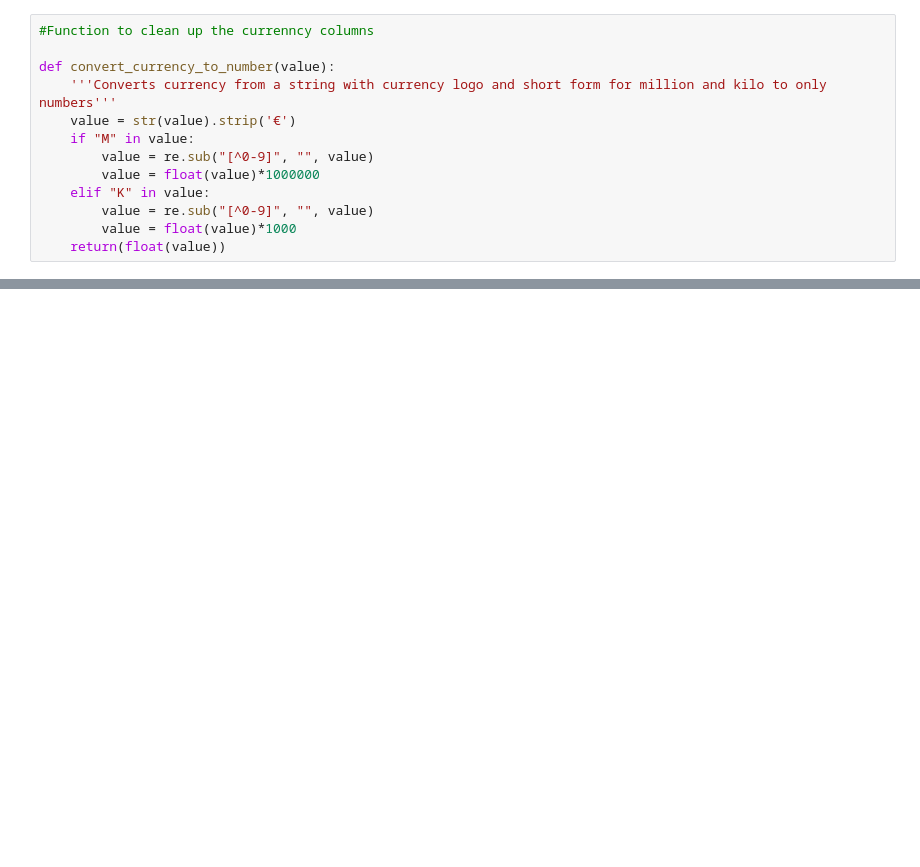
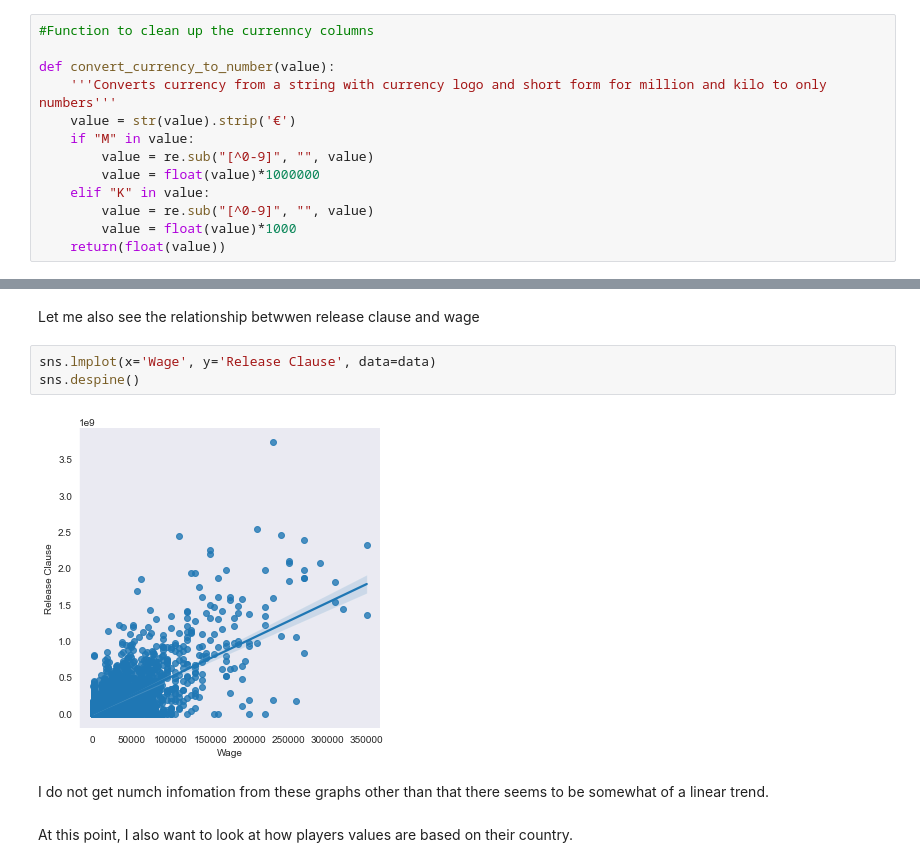
Before and after one commit to ubco-W2022T1-cosc301/project-group28, a Jupyter notebook: notebooks/analysis1.ipynb, the cells around one changed output, grey strips where cells are left out. Saved outputs shown, nothing was run; the diff lists cells and outputs as text; blank space fills up the shorter version.

```diff
--- a/notebooks/analysis1.ipynb
+++ b/notebooks/analysis1.ipynb
@@ -209,0 +196,11 @@ df = df.drop["Photo", " Flag", "Club Logo", "Potential", "Special", "Work Rate",
+# %% [markdown]
+Let me also see the relationship betwwen release clause and wage
+# %%
+sns.lmplot(x='Wage', y='Release Clause', data=data)
+sns.despine()
+# %% [output]
+[figure, added]
+# %% [markdown]
+I do not get numch infomation from these graphs other than that there seems to be somewhat of a linear trend.
+# %% [markdown]
+At this point, I also want to look at how players values are based on their country.
```
Also changed, not shown: parts of 36 cells of this notebook, 3 other files.
